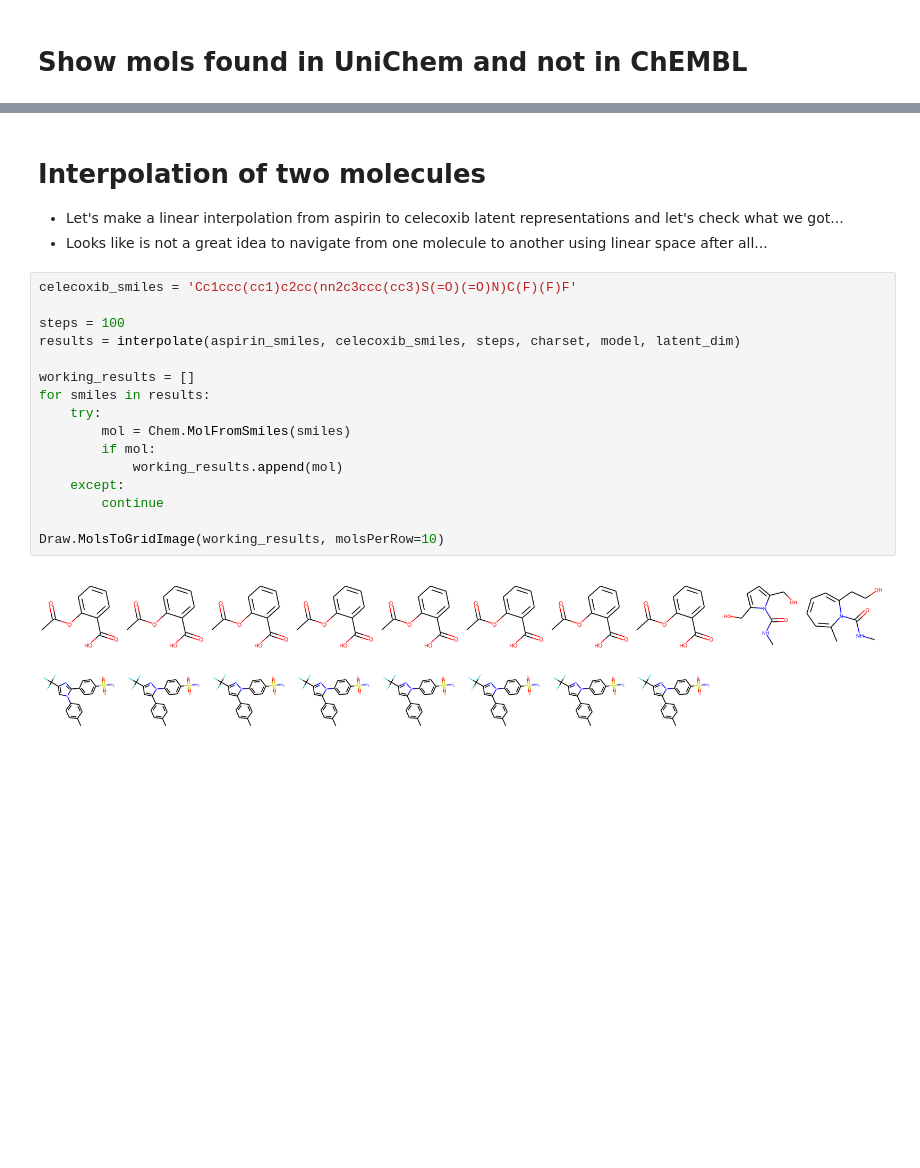
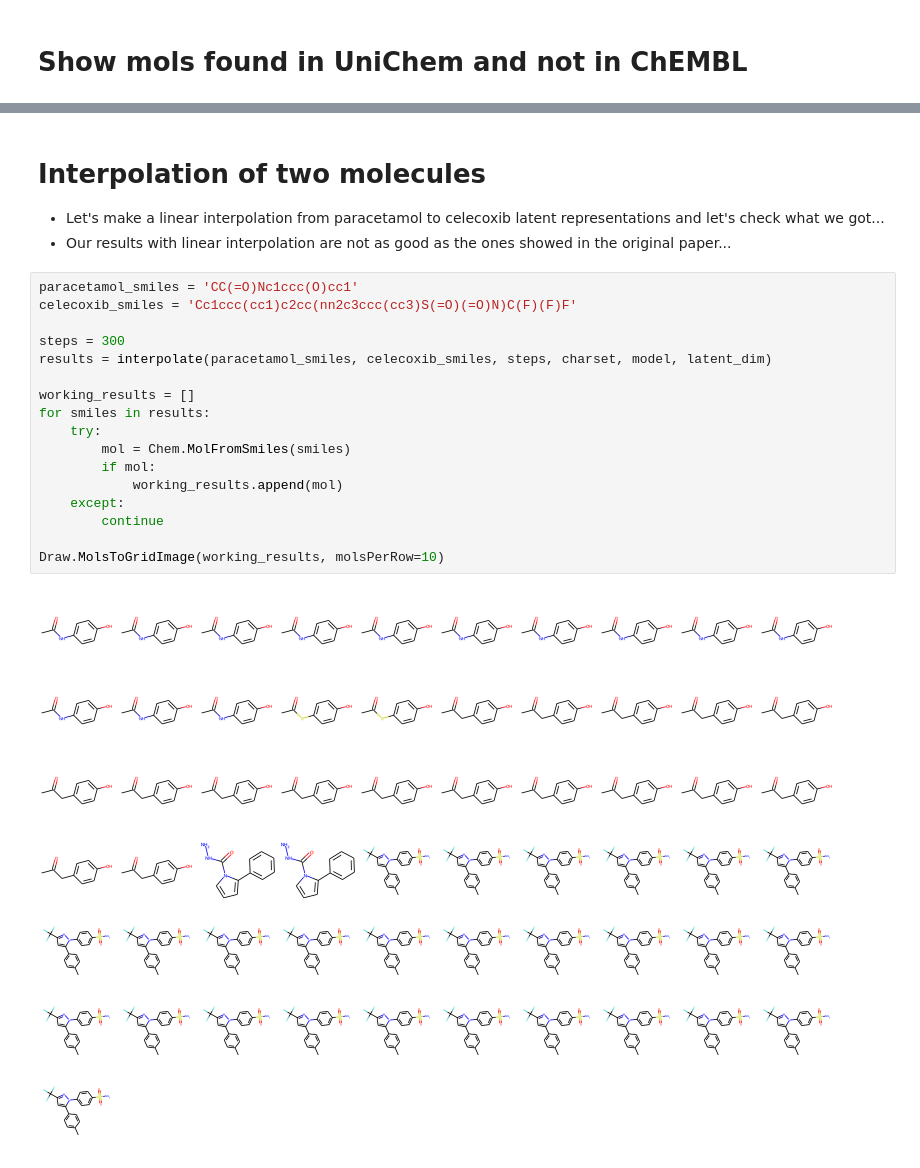
Before and after one commit to chembl/autoencoder_ipython, a Jupyter notebook: autoencoder_notebook.ipynb, the cells around one changed output, grey strips where cells are left out. Cells and saved outputs as stored; diff of their text form; blank space fills up the shorter version.

Commit message:
update model and notebook

```diff
--- a/autoencoder_notebook.ipynb
+++ b/autoencoder_notebook.ipynb
@@ -141,22 +141,23 @@ Draw.MolsToGridImage([mol[0] for mol in not_in_chembl], molsPerRow=10)
 # %% [markdown]
 # Interpolation of two molecules
-- Let's make a linear interpolation from aspirin to celecoxib latent representations and let's check what we got...
-- Looks like is not a great idea to navigate from one molecule to another using linear space after all...
+- Let's make a linear interpolation from paracetamol to celecoxib latent representations and let's check what we got...
+- Our results with linear interpolation are not as good as the ones showed in the original paper...
 # %%
+paracetamol_smiles = 'CC(=O)Nc1ccc(O)cc1'
 celecoxib_smiles = 'Cc1ccc(cc1)c2cc(nn2c3ccc(cc3)S(=O)(=O)N)C(F)(F)F'
 
-steps = 100
-results = interpolate(aspirin_smiles, celecoxib_smiles, steps, charset, model, latent_dim)
+steps = 300
+results = interpolate(paracetamol_smiles, celecoxib_smiles, steps, charset, model, latent_dim)
 
 working_results = []
 for smiles in results:
     try:
         mol = Chem.MolFromSmiles(smiles)
         if mol:
             working_results.append(mol)
     except:
         continue
 
 Draw.MolsToGridImage(working_results, molsPerRow=10)
 # %% [output]
-[figure, old version]
+[figure, new version]
```
Also changed, not shown: parts of 6 cells of this notebook, 1 other file.
